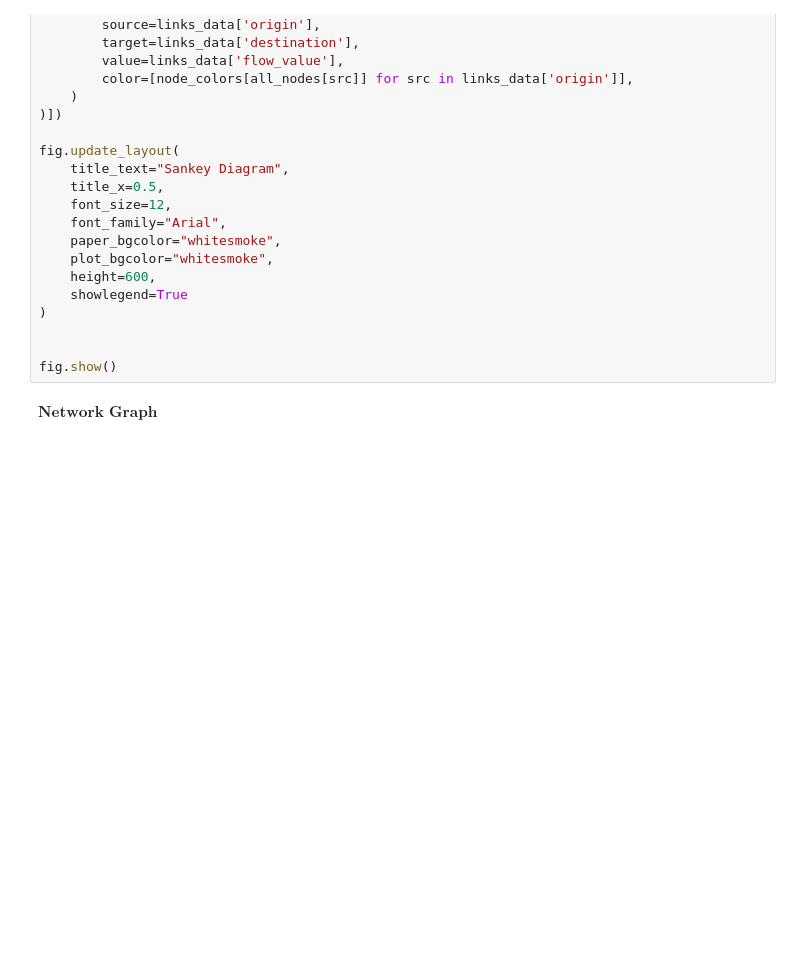
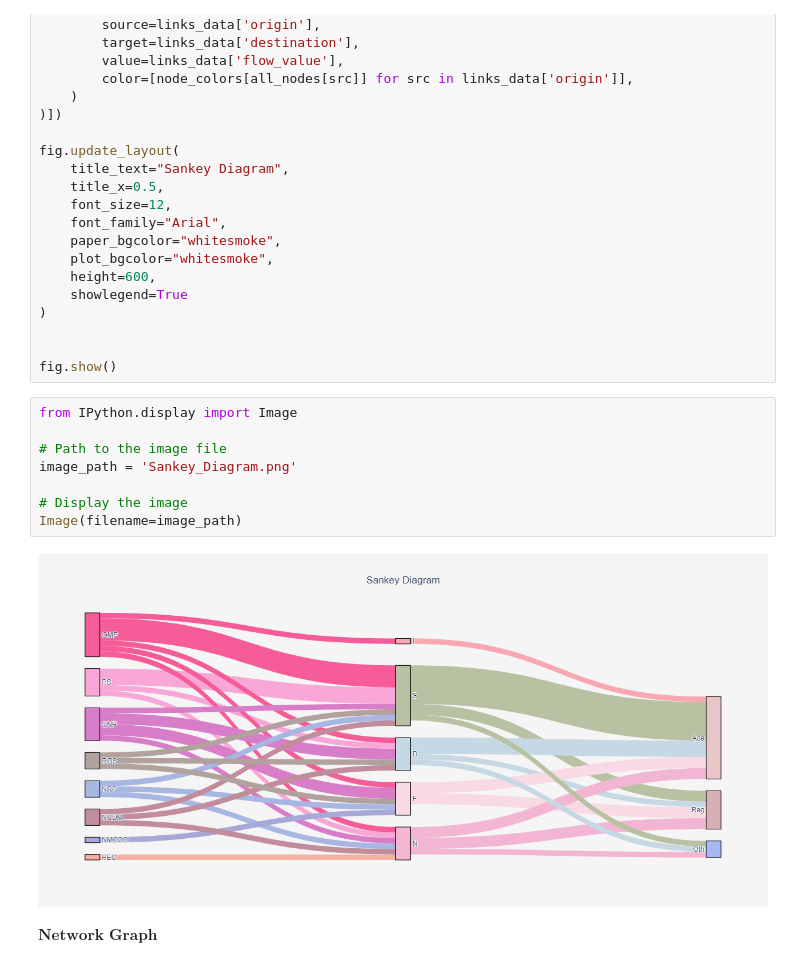
Before and after one commit to Liyari/Plot, a Jupyter notebook: plots.ipynb, the cells around one changed output. Saved outputs shown, nothing was run; the diff lists cells and outputs as text; blank space fills up the shorter version.

```diff
--- a/plots.ipynb
+++ b/plots.ipynb
@@ -129,6 +129,16 @@ fig.update_layout(
 
 
 fig.show()
+# %%
+from IPython.display import Image
+
+# Path to the image file
+image_path = 'Sankey_Diagram.png'
+
+# Display the image
+Image(filename=image_path)
+# %% [output]
+[figure, added]
 # %% [markdown]
 $\textbf{Network Graph}$
 # %%
```
